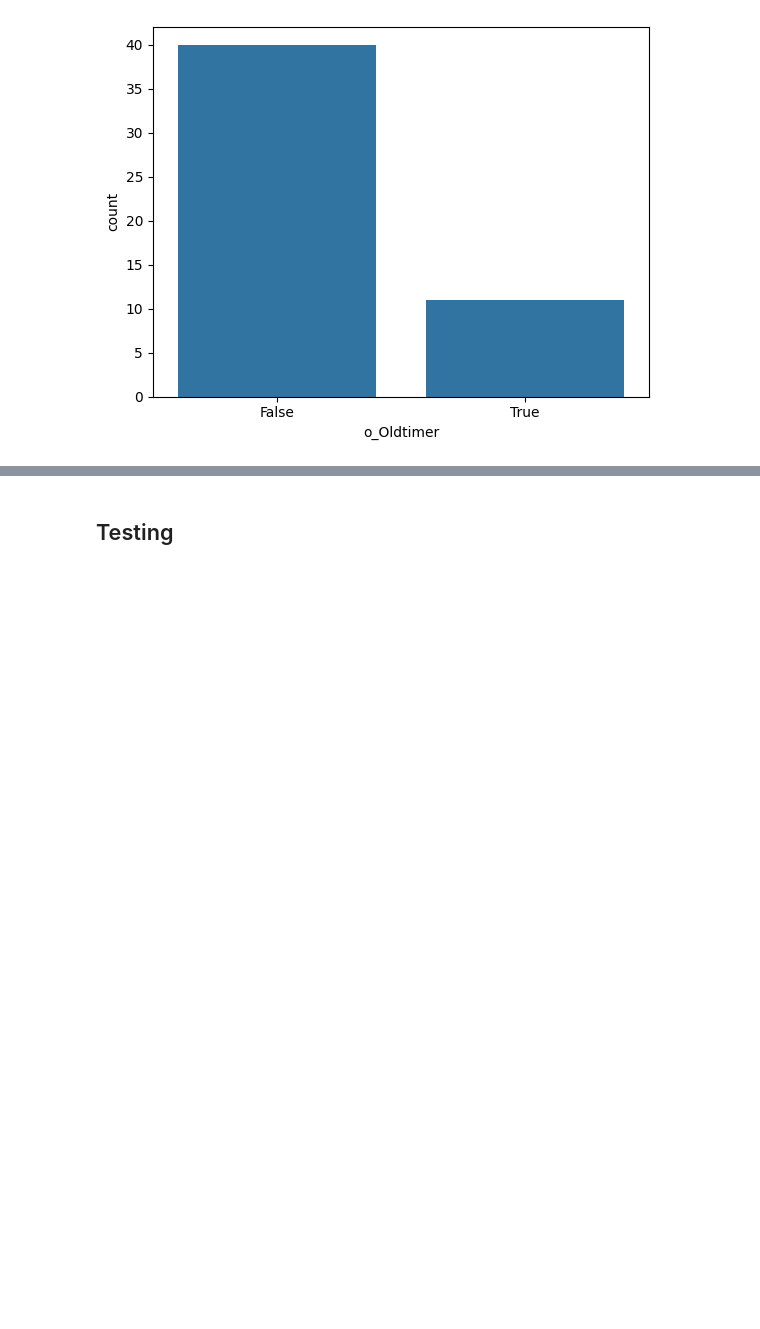
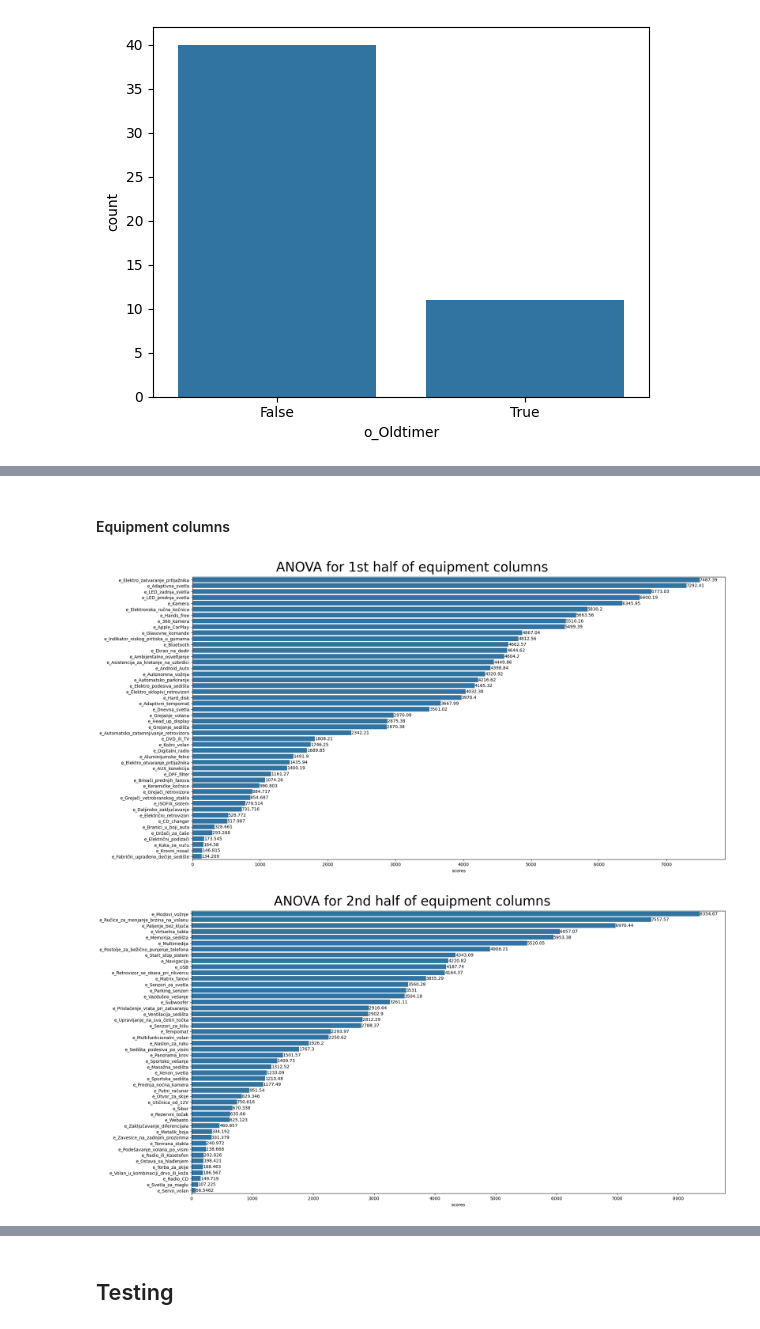
Before and after one commit to aleksa-radojicic/second_hand_car_price_prediction, a Jupyter notebook: notebooks/3_MultivariateAnalysis.ipynb, the cells around one changed output, grey strips where cells are left out. Cells and saved outputs as stored; diff of their text form; code cells hidden in the pictures; blank space fills up the shorter version.

```diff
--- a/notebooks/3_MultivariateAnalysis.ipynb
+++ b/notebooks/3_MultivariateAnalysis.ipynb
@@ -396,0 +433,23 @@ Show countplot of renovated cars by 'o_Oldtimer' feature
+# %% [markdown]
+#### Equipment columns
+# %%
+equipment_columns = [col for col in features_info["binary"] if col.startswith("e_")]
+
+equipment_columns_1_half = equipment_columns[: len(equipment_columns) // 2]
+equipment_columns_2_half = equipment_columns[len(equipment_columns) // 2 + 1 :]
+
+fig, (ax_1, ax_2) = plt.subplots(1, 2)
+
+anova_scores_1 = get_anova_importance_scores(
+    X=df[equipment_columns_1_half], y=df[config.LABEL]
+)
+anova_scores_2 = get_anova_importance_scores(
+    X=df[equipment_columns_2_half], y=df[config.LABEL]
+)
+
+ax_1 = nb_utils.plot_anova_importance(anova_scores_1, "ANOVA for 1st half of equipment columns")
+ax_2 = nb_utils.plot_anova_importance(anova_scores_2, "ANOVA for 2nd half of equipment columns")
+plt.close()
+# %% [output]
+[figure, added]
+[figure, added]
```
Also changed, not shown: parts of 9 cells of this notebook, 2 other files.
